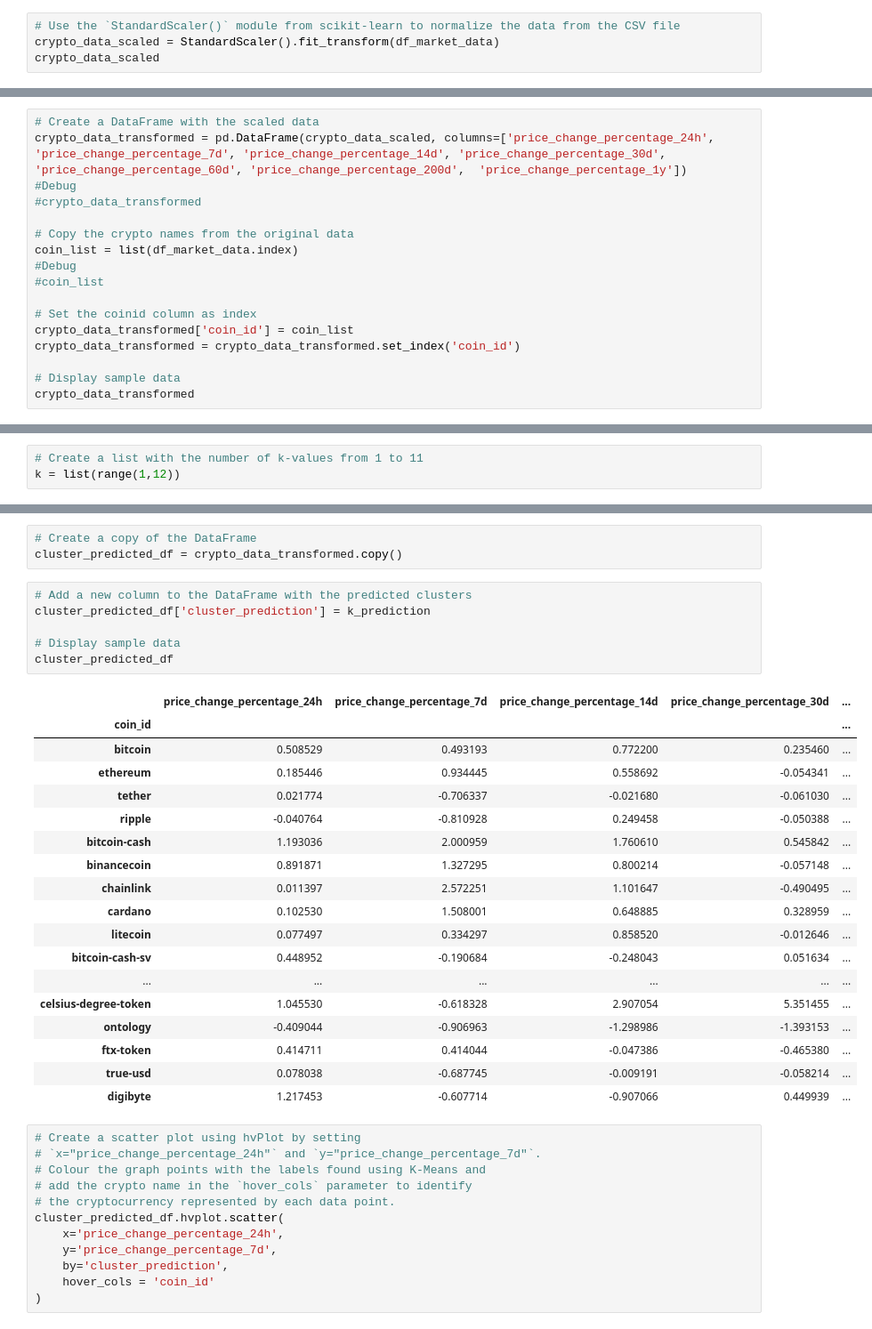
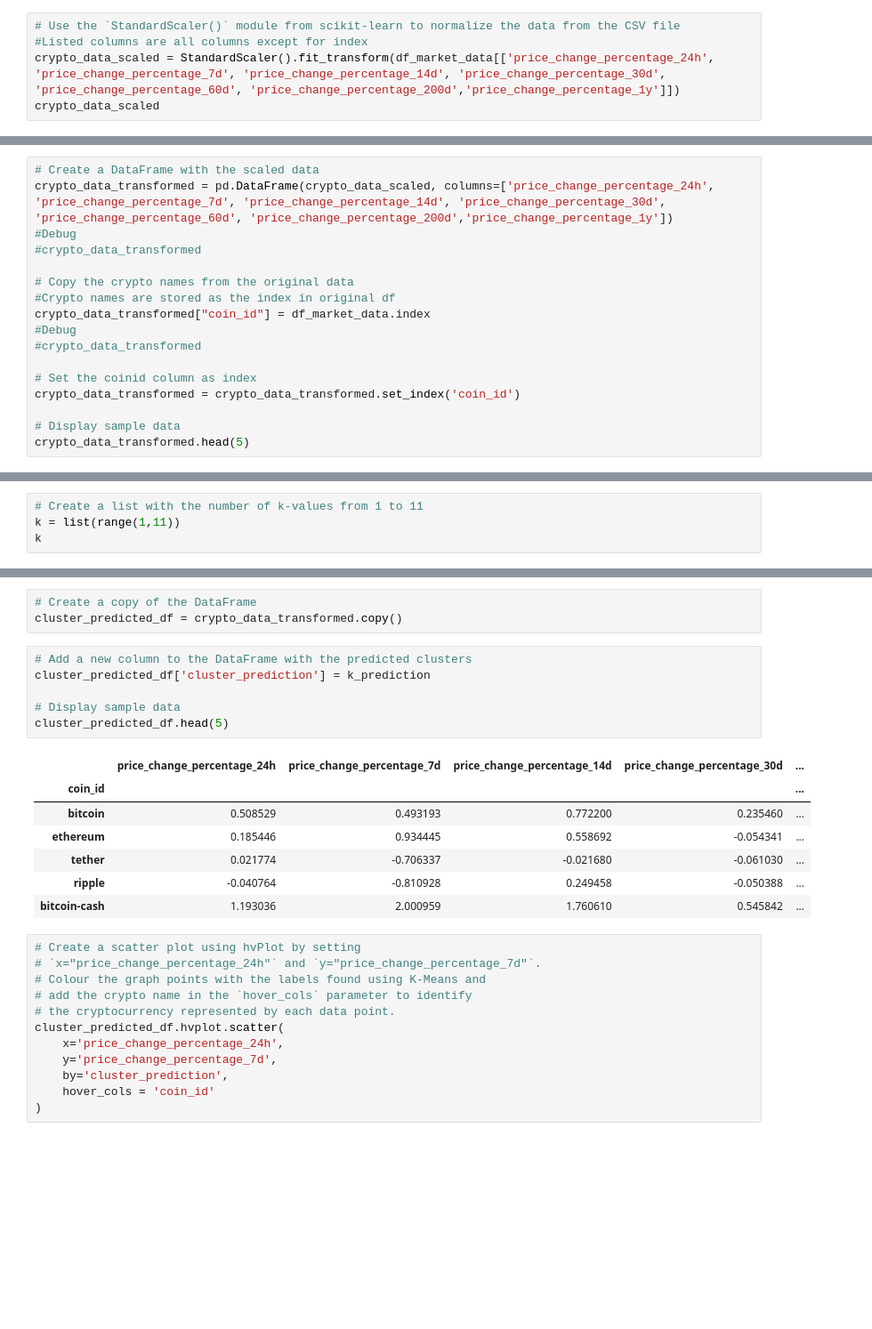
Before and after one commit to dofonik/CryptoClustering, a Jupyter notebook: Crypto_Clustering_Main_Code.ipynb, the cells around one changed output, grey strips where cells are left out. Shown: that part at 89% size. Cells and saved outputs as stored; diff of their text form; blank space fills up the shorter version.

```diff
--- a/Crypto_Clustering_Main_Code.ipynb
+++ b/Crypto_Clustering_Main_Code.ipynb
@@ -54,7 +58,8 @@ df_market_data.hvplot.line(
 ### Prepare the Data
 # %%
 # Use the `StandardScaler()` module from scikit-learn to normalize the data from the CSV file
-crypto_data_scaled = StandardScaler().fit_transform(df_market_data)
+#Listed columns are all columns except for index
+crypto_data_scaled = StandardScaler().fit_transform(df_market_data[['price_change_percentage_24h', 'price_change_percentage_7d', 'price_change_percentage_14d', 'price_change_percentage_30d', 'price_change_percentage_60d', 'price_change_percentage_200d','price_change_percentage_1y']])
 crypto_data_scaled
 # %% [output]
 array([[ 5.08529366e-01,  4.93193071e-01,  7.72200433e-01,
@@ -76,21 +81,21 @@ array([[ 5.08529366e-01,  4.93193071e-01,  7.72200433e-01,
         -1.32481673e-01]])
 # %%
 # Create a DataFrame with the scaled data
-crypto_data_transformed = pd.DataFrame(crypto_data_scaled, columns=['price_change_percentage_24h', 'price_change_percentage_7d', 'price_change_percentage_14d', 'price_change_percentage_30d', 'price_change_percentage_60d', 'price_change_percentage_200d',	'price_change_percentage_1y'])
+crypto_data_transformed = pd.DataFrame(crypto_data_scaled, columns=['price_change_percentage_24h', 'price_change_percentage_7d', 'price_change_percentage_14d', 'price_change_percentage_30d', 'price_change_percentage_60d', 'price_change_percentage_200d','price_change_percentage_1y'])
 #Debug
 #crypto_data_transformed
 
 # Copy the crypto names from the original data
-coin_list = list(df_market_data.index)
+#Crypto names are stored as the index in original df
+crypto_data_transformed["coin_id"] = df_market_data.index
 #Debug
-#coin_list
+#crypto_data_transformed
 
 # Set the coinid column as index
-crypto_data_transformed['coin_id'] = coin_list
 crypto_data_transformed = crypto_data_transformed.set_index('coin_id')
 
 # Display sample data
-crypto_data_transformed
+crypto_data_transformed.head(5)
 # %% [output]
 |  | price_change_percentage_24h | price_change_percentage_7d | price_change_percentage_14d | price_change_percentage_30d | ... |
 | coin_id |  |  |  |  | ... |
@@ -116,4 +110,5 @@ crypto_data_transformed
 ### Find the Best Value for k Using the Original Data.
 # %%
 # Create a list with the number of k-values from 1 to 11
-k = list(range(1,12))
+k = list(range(1,11))
+k
@@ -194,28 +190,17 @@ cluster_predicted_df = crypto_data_transformed.copy()
 # %%
 # Add a new column to the DataFrame with the predicted clusters
 cluster_predicted_df['cluster_prediction'] = k_prediction
 
 # Display sample data
-cluster_predicted_df
+cluster_predicted_df.head(5)
 # %% [output]
 |  | price_change_percentage_24h | price_change_percentage_7d | price_change_percentage_14d | price_change_percentage_30d | ... |
 | coin_id |  |  |  |  | ... |
 | bitcoin | 0.508529 | 0.493193 | 0.772200 | 0.235460 | ... |
 | ethereum | 0.185446 | 0.934445 | 0.558692 | -0.054341 | ... |
 | tether | 0.021774 | -0.706337 | -0.021680 | -0.061030 | ... |
 | ripple | -0.040764 | -0.810928 | 0.249458 | -0.050388 | ... |
 | bitcoin-cash | 1.193036 | 2.000959 | 1.760610 | 0.545842 | ... |
-| binancecoin | 0.891871 | 1.327295 | 0.800214 | -0.057148 | ... |
-| chainlink | 0.011397 | 2.572251 | 1.101647 | -0.490495 | ... |
-| cardano | 0.102530 | 1.508001 | 0.648885 | 0.328959 | ... |
-| litecoin | 0.077497 | 0.334297 | 0.858520 | -0.012646 | ... |
-| bitcoin-cash-sv | 0.448952 | -0.190684 | -0.248043 | 0.051634 | ... |
-| ... | ... | ... | ... | ... | ... |
-| celsius-degree-token | 1.045530 | -0.618328 | 2.907054 | 5.351455 | ... |
-| ontology | -0.409044 | -0.906963 | -1.298986 | -1.393153 | ... |
-| ftx-token | 0.414711 | 0.414044 | -0.047386 | -0.465380 | ... |
-| true-usd | 0.078038 | -0.687745 | -0.009191 | -0.058214 | ... |
-| digibyte | 1.217453 | -0.607714 | -0.907066 | 0.449939 | ... |
 # %%
 # Create a scatter plot using hvPlot by setting
 # `x="price_change_percentage_24h"` and `y="price_change_percentage_7d"`.
```
Also changed, not shown: parts of 22 cells of this notebook.
